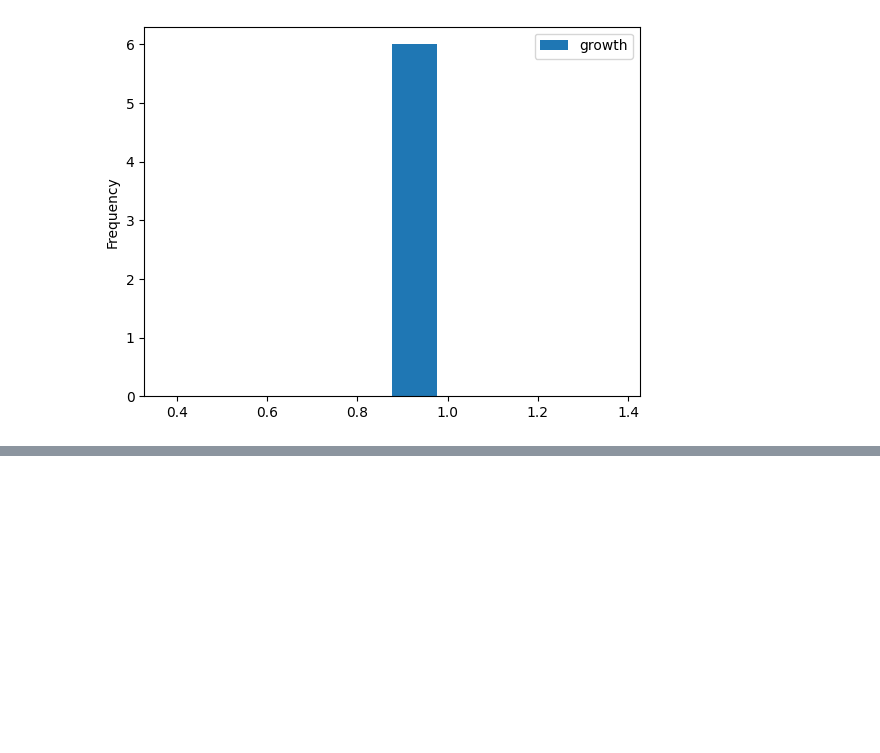
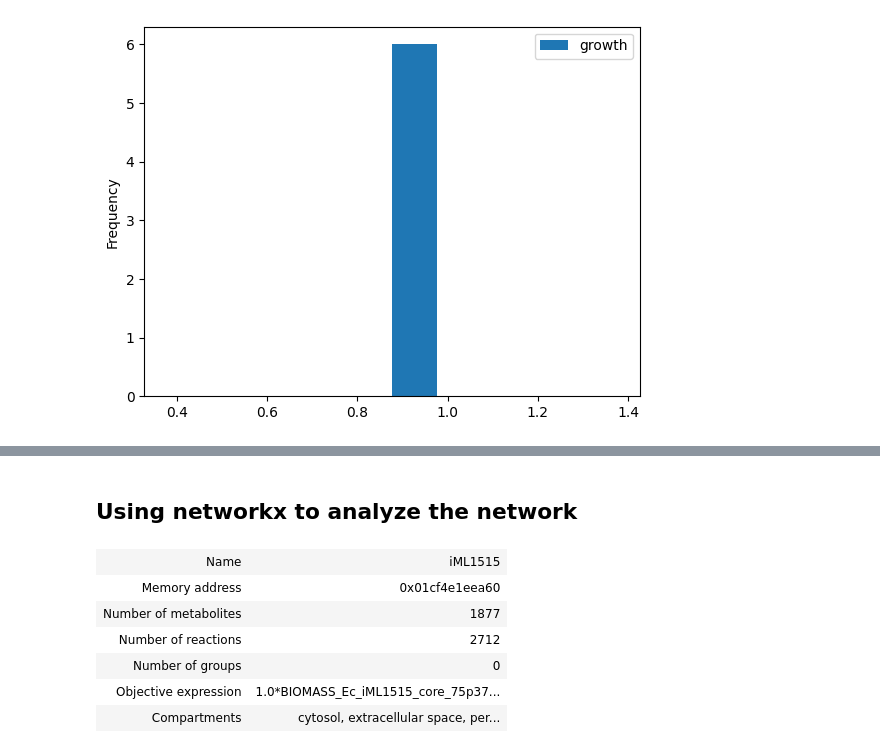
Before and after one commit to 27410/27410-group-assigment-group-13-glucosamine-in-e-coli, a Jupyter notebook: models/GSM.ipynb, the cells around one changed output, grey strips where cells are left out. Cells and saved outputs as stored; diff of their text form; code cells hidden in the pictures; blank space fills up the shorter version.

```diff
--- a/models/GSM.ipynb
+++ b/models/GSM.ipynb
@@ -277,0 +378,35 @@ Name: fluxes, Length: 439, dtype: float64
+# %%
+with model:
+    # gene integration
+    reaction = Reaction("ExRe1")
+    reaction.name = "GlcNAc-6-P N-Acetyltransferase"
+    reaction.lower_bound = 0
+    reaction.upper_bound = 1000
+
+    reaction.add_metabolites({
+        model.metabolites.get_by_id("ac_c"): -1.0,
+        model.metabolites.get_by_id("gam6p_c"): -1.0,
+        model.metabolites.get_by_id("acgam6p_c"): 1.0,
+        model.metabolites.get_by_id("h2o_c"): 1.0
+    })
+    model.add_reactions([reaction])
+    reaction = Reaction("ExRe2")
+    reaction.name = "GlcNAc-6-P phosphatase"
+    reaction.lower_bound = 0
+    reaction.upper_bound = 1000
+
+    reaction.add_metabolites({
+        model.metabolites.get_by_id("acgam6p_c"): -1.0,
+        model.metabolites.get_by_id("pyr_c"): -1.0,
+        model.metabolites.get_by_id("pep_c"): 1.0,
+        model.metabolites.get_by_id("acgam_p"): 1.0
+    })
+    model.add_reactions([reaction])
+
+    optgene = OptGene(model)
+    result = optgene.run(target=model.reactions.EX_succ_e,
+                 biomass=model.reactions.BIOMASS_Ec_iML1515_core_75p37M,
+                 substrate=model.metabolites.glc__D_e,
+                 max_evaluations=20000, population_size=200, max_knockouts=5,
+                 plot=False, growth_coupled=True)
+    result
@@ -277,0 +416,2 @@ Name: fluxes, Length: 439, dtype: float64
+# %% [markdown]
+## Using networkx to analyze the network
@@ -277,0 +420,10 @@ Name: fluxes, Length: 439, dtype: float64
+# %%
+model
+# %% [output]
+| Name | iML1515 |
+| Memory address | 0x01cf4e1eea60 |
+| Number of metabolites | 1877 |
+| Number of reactions | 2712 |
+| Number of groups | 0 |
+| Objective expression | 1.0*BIOMASS_Ec_iML1515_core_75p37... |
+| Compartments | cytosol, extracellular space, per... |
```
Also changed, not shown: parts of 33 cells of this notebook.
